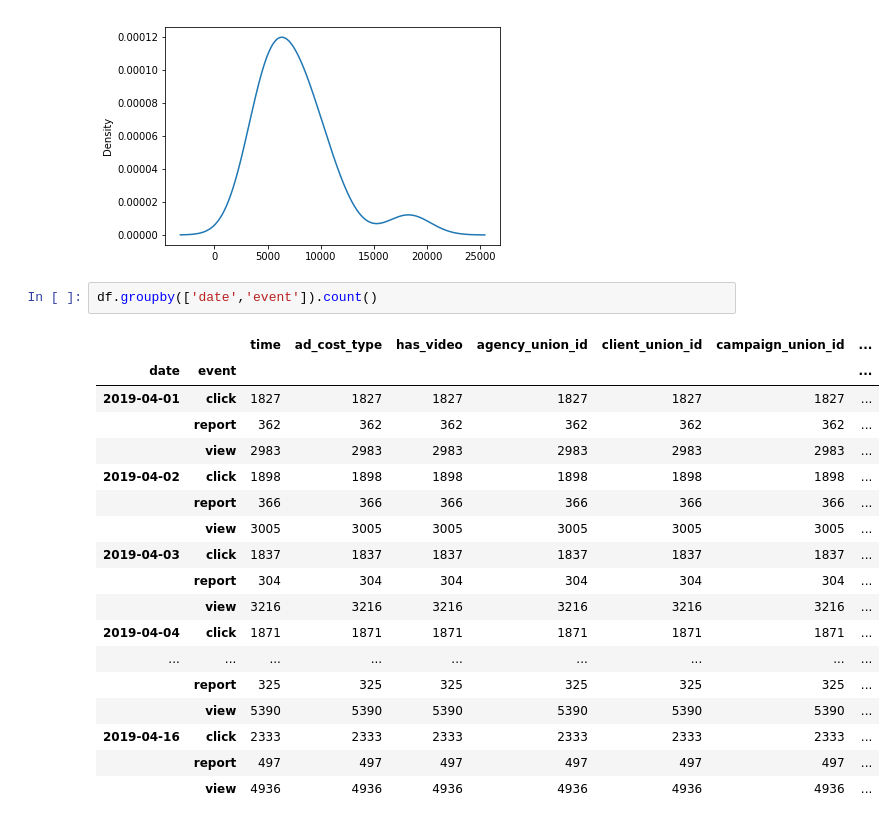
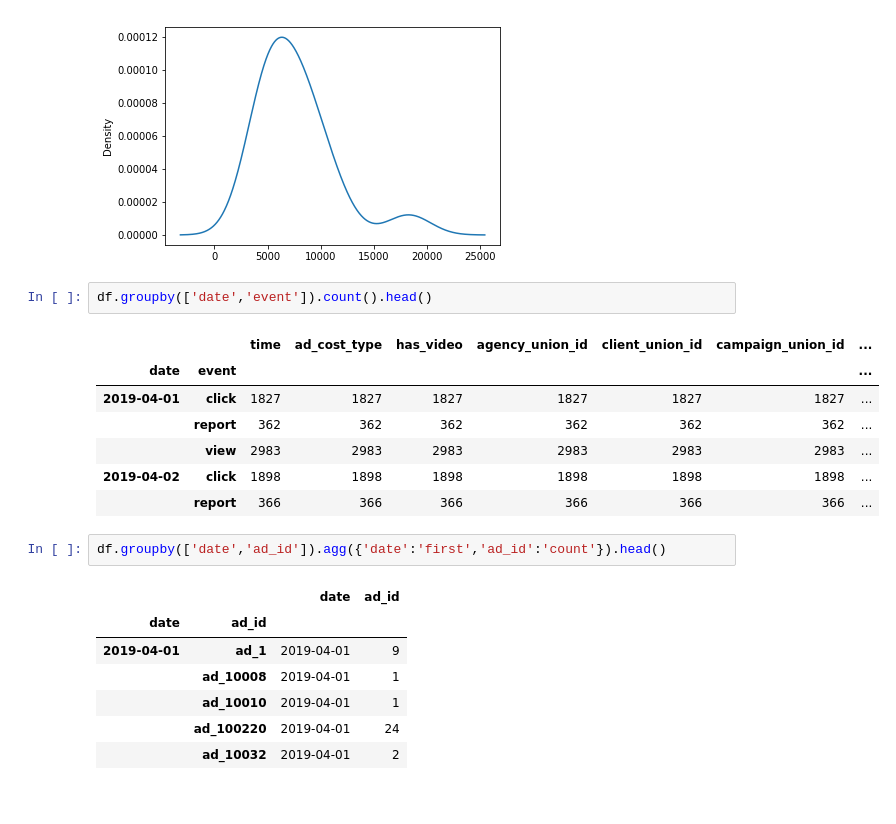
Before and after one commit to itslarin/ads, a Jupyter notebook: Ads.ipynb, the cells around one changed output. Drawn from its saved outputs; the diff is of its cells as text.

```diff
--- a/Ads.ipynb
+++ b/Ads.ipynb
@@ -86,23 +86,22 @@ df2.plot(kind='kde')
 <matplotlib.axes._subplots.AxesSubplot at 0x...>
 [figure]
 # %%
-df.groupby(['date','event']).count()
+df.groupby(['date','event']).count().head()
 # %% [output]
 |  |  | time | ad_cost_type | has_video | agency_union_id | client_union_id | campaign_union_id | ... |
 | date | event |  |  |  |  |  |  | ... |
 | 2019-04-01 | click | 1827 | 1827 | 1827 | 1827 | 1827 | 1827 | ... |
 |  | report | 362 | 362 | 362 | 362 | 362 | 362 | ... |
 |  | view | 2983 | 2983 | 2983 | 2983 | 2983 | 2983 | ... |
 | 2019-04-02 | click | 1898 | 1898 | 1898 | 1898 | 1898 | 1898 | ... |
 |  | report | 366 | 366 | 366 | 366 | 366 | 366 | ... |
-|  | view | 3005 | 3005 | 3005 | 3005 | 3005 | 3005 | ... |
-| 2019-04-03 | click | 1837 | 1837 | 1837 | 1837 | 1837 | 1837 | ... |
-|  | report | 304 | 304 | 304 | 304 | 304 | 304 | ... |
-|  | view | 3216 | 3216 | 3216 | 3216 | 3216 | 3216 | ... |
-| 2019-04-04 | click | 1871 | 1871 | 1871 | 1871 | 1871 | 1871 | ... |
-| ... | ... | ... | ... | ... | ... | ... | ... | ... |
-|  | report | 325 | 325 | 325 | 325 | 325 | 325 | ... |
-|  | view | 5390 | 5390 | 5390 | 5390 | 5390 | 5390 | ... |
-| 2019-04-16 | click | 2333 | 2333 | 2333 | 2333 | 2333 | 2333 | ... |
-|  | report | 497 | 497 | 497 | 497 | 497 | 497 | ... |
-|  | view | 4936 | 4936 | 4936 | 4936 | 4936 | 4936 | ... |
+# %%
+df.groupby(['date','ad_id']).agg({'date':'first','ad_id':'count'}).head()
+# %% [output]
+|  |  | date | ad_id |
+| date | ad_id |  |  |
+| 2019-04-01 | ad_1 | 2019-04-01 | 9 |
+|  | ad_10008 | 2019-04-01 | 1 |
+|  | ad_10010 | 2019-04-01 | 1 |
+|  | ad_100220 | 2019-04-01 | 24 |
+|  | ad_10032 | 2019-04-01 | 2 |
```
Also changed, not shown: parts of 4 cells of this notebook.
